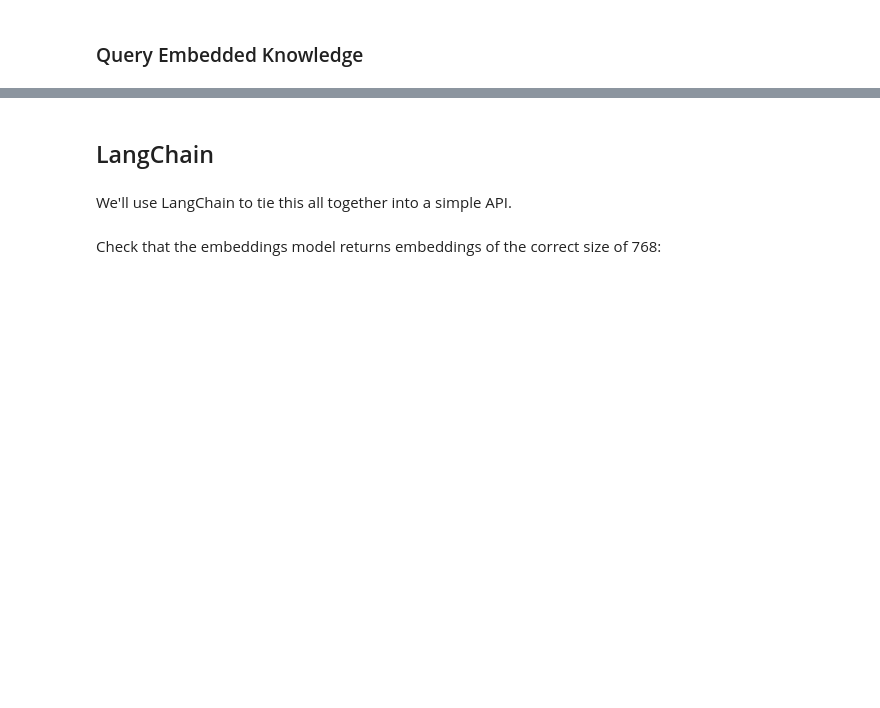
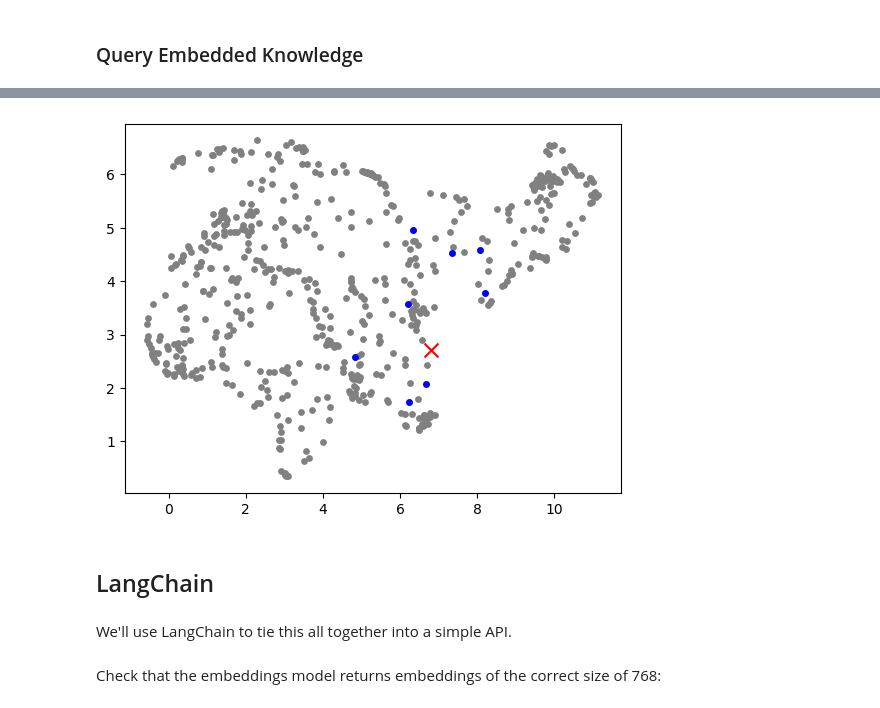
Before and after one commit to alex-kalinin/rag-llama-mongodb, a Jupyter notebook: 1. Introduction to RAG with LLaMa, MongoDB and LangChain/Instructor - RAG Workshop.ipynb, the cells around one changed output, grey strips where cells are left out. Saved outputs shown, nothing was run; the diff lists cells and outputs as text; code cells hidden in the pictures; blank space fills up the shorter version.

```diff
--- a/1. Introduction to RAG with LLaMa, MongoDB and LangChain/Instructor - RAG Workshop.ipynb
+++ b/1. Introduction to RAG with LLaMa, MongoDB and LangChain/Instructor - RAG Workshop.ipynb
@@ -431,3 +470,37 @@ Please note that this information is accurate as of the filing date of MongoDB's
+# %%
+def query_and_plot_embeddings(coll, question, index_name, emb_model, umap_transform, umap_all):
+    t = None
+    v = None
+    results = coll.aggregate([{
+    "$vectorSearch": {
+        "queryVector": emb_model.encode(question).tolist(),
+        "path": "embedding",
+        "numCandidates": 200,
+        "limit": 8,
+        "index": index_name
+    }}])
+    results = list(results)
+    umap_query = umap_embeddings(
+        [emb_model.encode(question)],
+        umap_transform)
+    umap_results = umap_embeddings(
+        [d['embedding'] for d in results],
+        umap_transform)
+    plt.figure()
+    plt.scatter(umap_all[:, 0], umap_all[:, 1], s=15, color="gray")
+    plt.scatter(umap_results[:, 0], umap_results[:, 1], s=15, color="blue")
+    plt.scatter(umap_query[:, 0], umap_query[:, 1], marker="x", s=100, color="r")
+# %%
+query_and_plot_embeddings(
+    t.coll,
+    "What team is Tom Brady playing for in 2024?",
+    f"{t.coll.name}_vector_index",
+    t.emb_model,
+    v.umap_transform,
+    v.umap_all
+)
+# %% [output]
+[figure, added]
 # %% [markdown]
 ## LangChain
 # %% [markdown]
```
Also changed, not shown: parts of 48 cells of this notebook.
